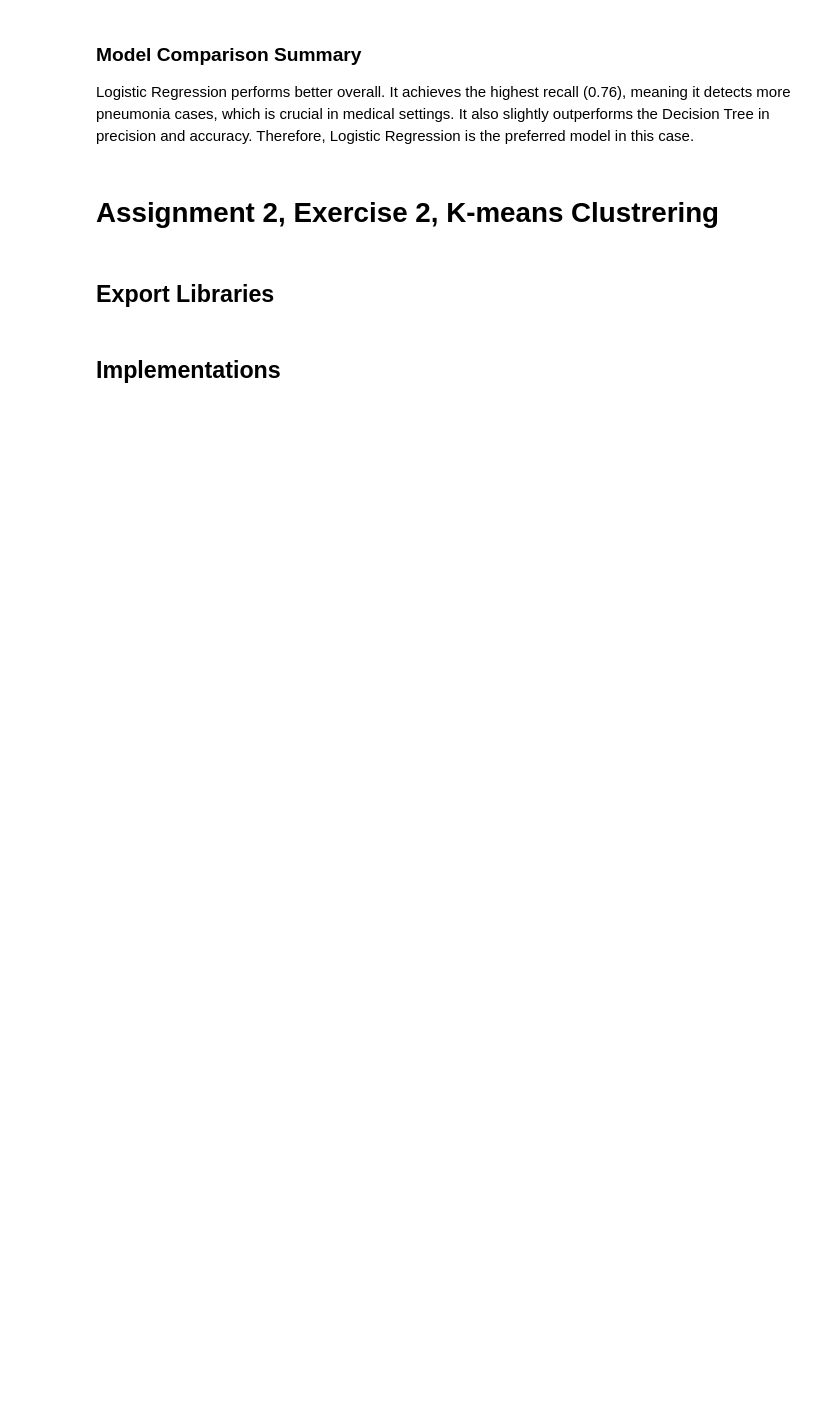
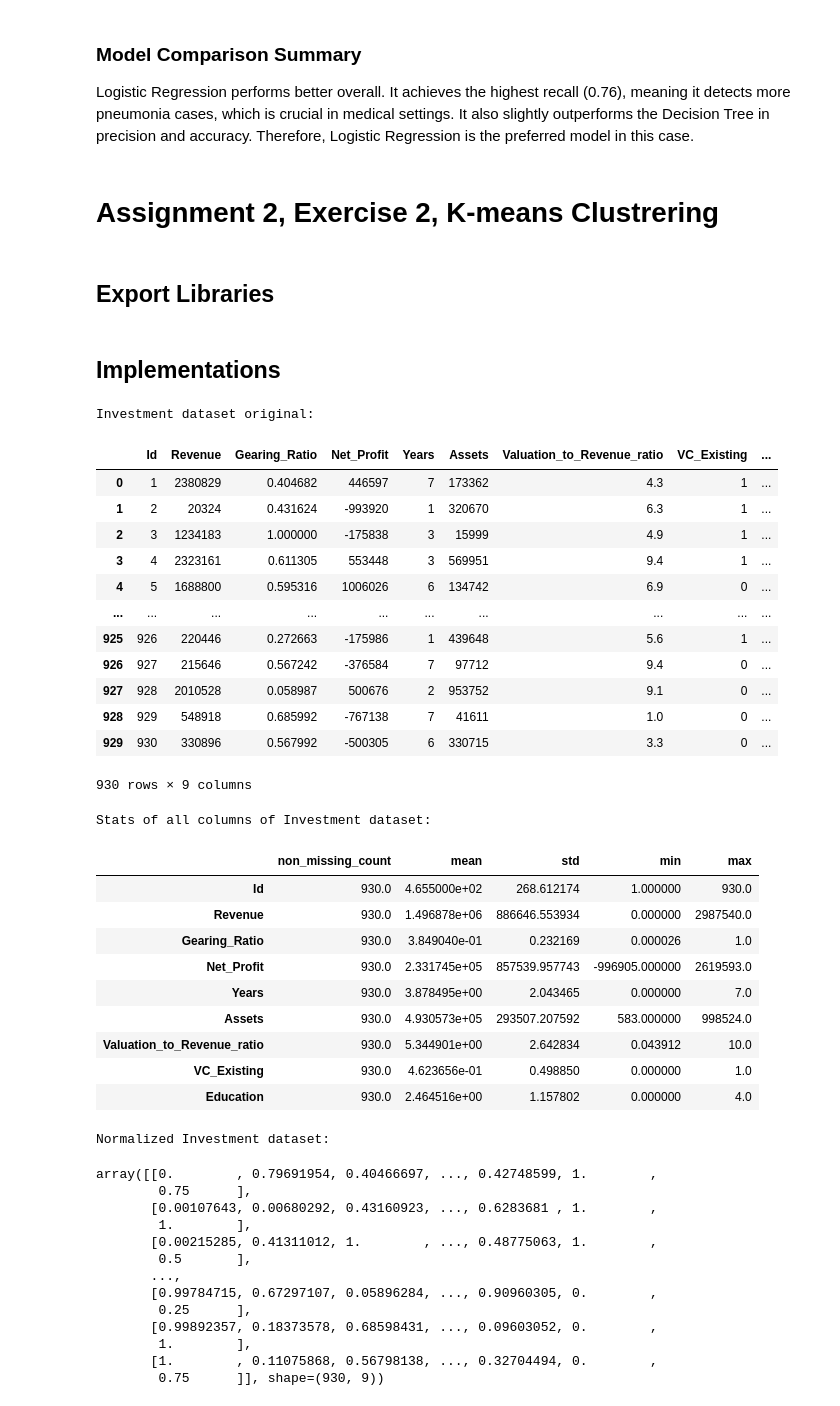
Before and after one commit to Pradyuman7/1BV70, a Jupyter notebook: Assignment 2_temp.ipynb, the cells around one changed output. Cells and saved outputs as stored; diff of their text form; code cells hidden in the pictures; blank space fills up the shorter version.

```diff
--- a/Assignment 2_temp.ipynb
+++ b/Assignment 2_temp.ipynb
@@ -249,2 +266,68 @@ Logistic Regression performs better overall. It achieves the highest recall (0.7
 # %%
-# *** Write your code here to normalize the data and transform it to a number array***
+def min_max_normalize(investment_data, exclude=False):
+    """
+    Normalize the dataset using min-max scalinn, returns numpy matrix.
+    """
+    investment_data = investment_data.dropna()
+
+    if exclude:
+        investment_data = investment_data.drop(columns=['VC_Existing', 'Education'])
+
+    min_vals = investment_data.min()
+    max_vals = investment_data.max()
+
+    investment_data_normalized = (investment_data - min_vals) / (max_vals - min_vals)
+    return investment_data_normalized.to_numpy()
+# %%
+investment_data = pd.read_csv('Investment_dataset.csv')
+investment_data.columns = investment_data.columns = [c.replace(' ', '_') for c in investment_data.columns]
+print("Investment dataset original:")
+display(investment_data)
+
+stats_df = compute_statistics(investment_data)
+print("Stats of all columns of Investment dataset:")
+display(stats_df)
+
+norm_investment_data = min_max_normalize(investment_data)
+print("Normalized Investment dataset:")
+display(norm_investment_data)
+# %% [output]
+Investment dataset original:
+|  | Id | Revenue | Gearing_Ratio | Net_Profit | Years | Assets | Valuation_to_Revenue_ratio | VC_Existing | ... |
+| 0 | 1 | 2380829 | 0.404682 | 446597 | 7 | 173362 | 4.3 | 1 | ... |
+| 1 | 2 | 20324 | 0.431624 | -993920 | 1 | 320670 | 6.3 | 1 | ... |
+| 2 | 3 | 1234183 | 1.000000 | -175838 | 3 | 15999 | 4.9 | 1 | ... |
+| 3 | 4 | 2323161 | 0.611305 | 553448 | 3 | 569951 | 9.4 | 1 | ... |
+| 4 | 5 | 1688800 | 0.595316 | 1006026 | 6 | 134742 | 6.9 | 0 | ... |
+| ... | ... | ... | ... | ... | ... | ... | ... | ... | ... |
+| 925 | 926 | 220446 | 0.272663 | -175986 | 1 | 439648 | 5.6 | 1 | ... |
+| 926 | 927 | 215646 | 0.567242 | -376584 | 7 | 97712 | 9.4 | 0 | ... |
+| 927 | 928 | 2010528 | 0.058987 | 500676 | 2 | 953752 | 9.1 | 0 | ... |
+| 928 | 929 | 548918 | 0.685992 | -767138 | 7 | 41611 | 1.0 | 0 | ... |
+| 929 | 930 | 330896 | 0.567992 | -500305 | 6 | 330715 | 3.3 | 0 | ... |
+930 rows × 9 columns
+Stats of all columns of Investment dataset:
+|  | non_missing_count | mean | std | min | max |
+| Id | 930.0 | 4.655000e+02 | 268.612174 | 1.000000 | 930.0 |
+| Revenue | 930.0 | 1.496878e+06 | 886646.553934 | 0.000000 | 2987540.0 |
+| Gearing_Ratio | 930.0 | 3.849040e-01 | 0.232169 | 0.000026 | 1.0 |
+| Net_Profit | 930.0 | 2.331745e+05 | 857539.957743 | -996905.000000 | 2619593.0 |
+| Years | 930.0 | 3.878495e+00 | 2.043465 | 0.000000 | 7.0 |
+| Assets | 930.0 | 4.930573e+05 | 293507.207592 | 583.000000 | 998524.0 |
+| Valuation_to_Revenue_ratio | 930.0 | 5.344901e+00 | 2.642834 | 0.043912 | 10.0 |
+| VC_Existing | 930.0 | 4.623656e-01 | 0.498850 | 0.000000 | 1.0 |
+| Education | 930.0 | 2.464516e+00 | 1.157802 | 0.000000 | 4.0 |
+Normalized Investment dataset:
+array([[0.        , 0.79691954, 0.40466697, ..., 0.42748599, 1.        ,
+        0.75      ],
+       [0.00107643, 0.00680292, 0.43160923, ..., 0.6283681 , 1.        ,
+        1.        ],
+       [0.00215285, 0.41311012, 1.        , ..., 0.48775063, 1.        ,
+        0.5       ],
+       ...,
+       [0.99784715, 0.67297107, 0.05896284, ..., 0.90960305, 0.        ,
+        0.25      ],
+       [0.99892357, 0.18373578, 0.68598431, ..., 0.09603052, 0.        ,
+        1.        ],
+       [1.        , 0.11075868, 0.56798138, ..., 0.32704494, 0.        ,
+        0.75      ]], shape=(930, 9))
```
Also changed, not shown: parts of 8 cells of this notebook.
